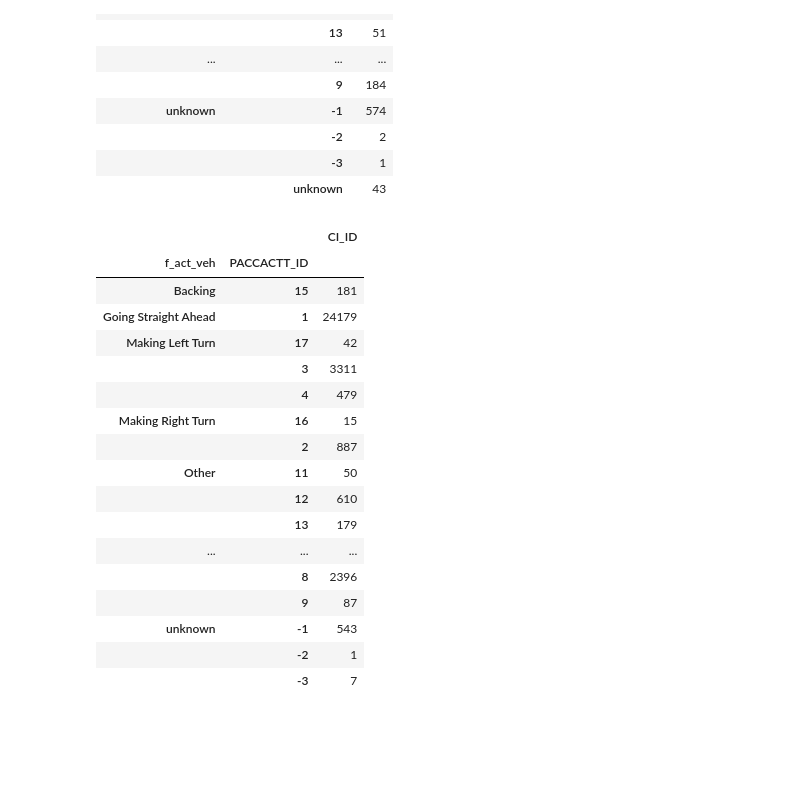
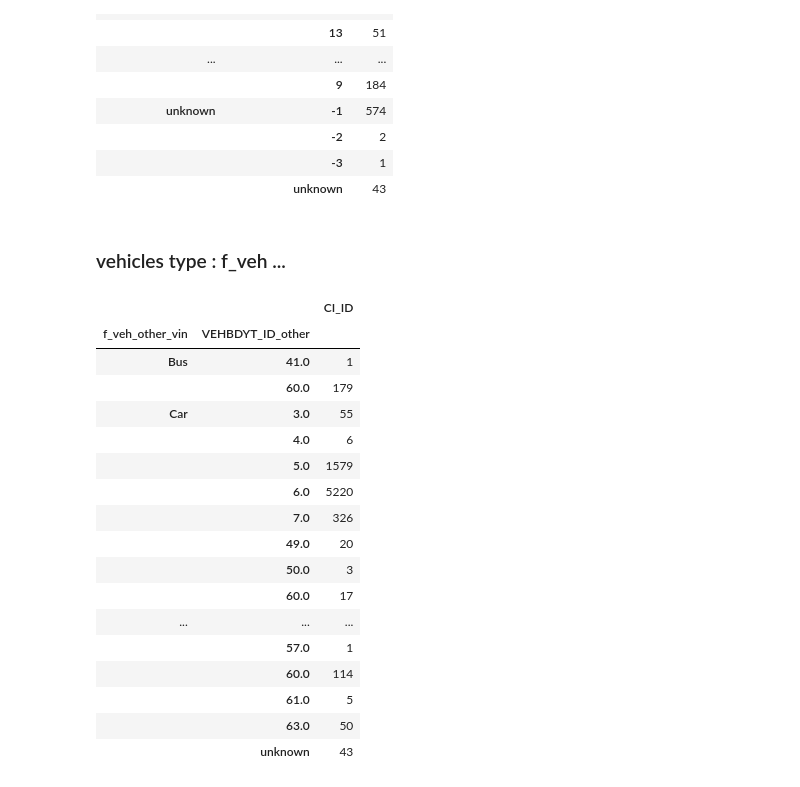
Before and after one commit to MODA-NYC/Project_SevereCrashes, a Jupyter notebook: MatchedVariableMap.ipynb, the cells around one changed output. Cells and saved outputs as stored; diff of their text form; code cells hidden in the pictures; blank space fills up the shorter version.

Commit message:
removed 2-veh crashes (not used and confusing)

```diff
--- a/MatchedVariableMap.ipynb
+++ b/MatchedVariableMap.ipynb
@@ -55,21 +54,18 @@ import moda
 # read in DMV data into 3 tables
 crash,ind,veh = db.readDMV()
 # pedestrians, bicyclists, single vehicle
-ped, twoVeh = db.buildTablesDMV(crash,ind,veh)
+ped = db.buildTablesDMV(crash,ind,veh)
 
 #read in DMV-SPARCS linked data
 linked = db.readLinked()
 
 # included biss data from linked (dropping anything not in linked)
 ped = db.mergeBiss(ped,linked)
-twoVeh = db.mergeBiss(twoVeh,linked)
 
 #format and categorize variables
 ped = db.formatVars(ped)
-twoVeh = db.formatVars(twoVeh)
 
 print 'pedestrians in linked crashes',ped.shape
-print 'people in linked two-veh crashes',twoVeh.shape
 # %% [output]
 The minimum supported version is 2.4.6
 
@@ -680,24 +459,26 @@ ped.fillna('-').groupby(['f_act_veh_other','PACCACTT_ID_other']).count()[['CI_ID
 |  | -2 | 2 |
 |  | -3 | 1 |
 |  | unknown | 43 |
+# %% [markdown]
+### vehicles type :  f_veh ...
 # %%
-twoVeh.fillna('-').groupby(['f_act_veh','PACCACTT_ID']).count()[['CI_ID']]
+ped.fillna('-').groupby(['f_veh_other_vin','VEHBDYT_ID_other']).count()[['CI_ID']]
 # %% [output]
 |  |  | CI_ID |
-| f_act_veh | PACCACTT_ID |  |
-| Backing | 15 | 181 |
-| Going Straight Ahead | 1 | 24179 |
-| Making Left Turn | 17 | 42 |
-|  | 3 | 3311 |
-|  | 4 | 479 |
-| Making Right Turn | 16 | 15 |
-|  | 2 | 887 |
-| Other | 11 | 50 |
-|  | 12 | 610 |
-|  | 13 | 179 |
+| f_veh_other_vin | VEHBDYT_ID_other |  |
+| Bus | 41.0 | 1 |
+|  | 60.0 | 179 |
+| Car | 3.0 | 55 |
+|  | 4.0 | 6 |
+|  | 5.0 | 1579 |
+|  | 6.0 | 5220 |
+|  | 7.0 | 326 |
+|  | 49.0 | 20 |
+|  | 50.0 | 3 |
+|  | 60.0 | 17 |
 | ... | ... | ... |
-|  | 8 | 2396 |
-|  | 9 | 87 |
-| unknown | -1 | 543 |
-|  | -2 | 1 |
-|  | -3 | 7 |
+|  | 57.0 | 1 |
+|  | 60.0 | 114 |
+|  | 61.0 | 5 |
+|  | 63.0 | 50 |
+|  | unknown | 43 |
```
Also changed, not shown: parts of 36 cells of this notebook, 1 other file.
